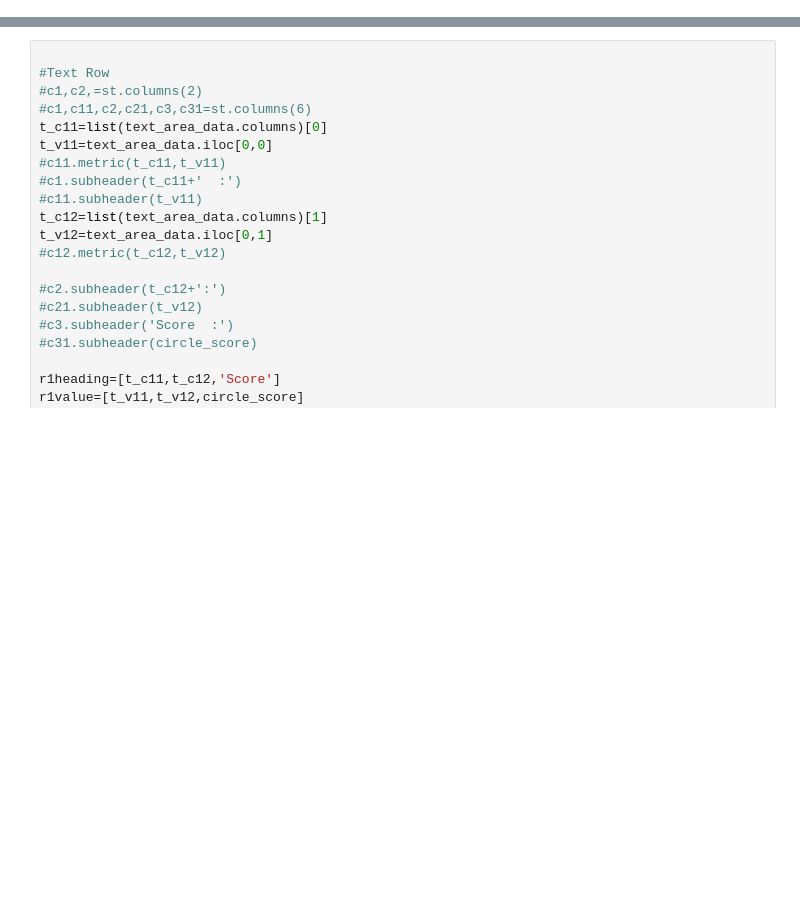
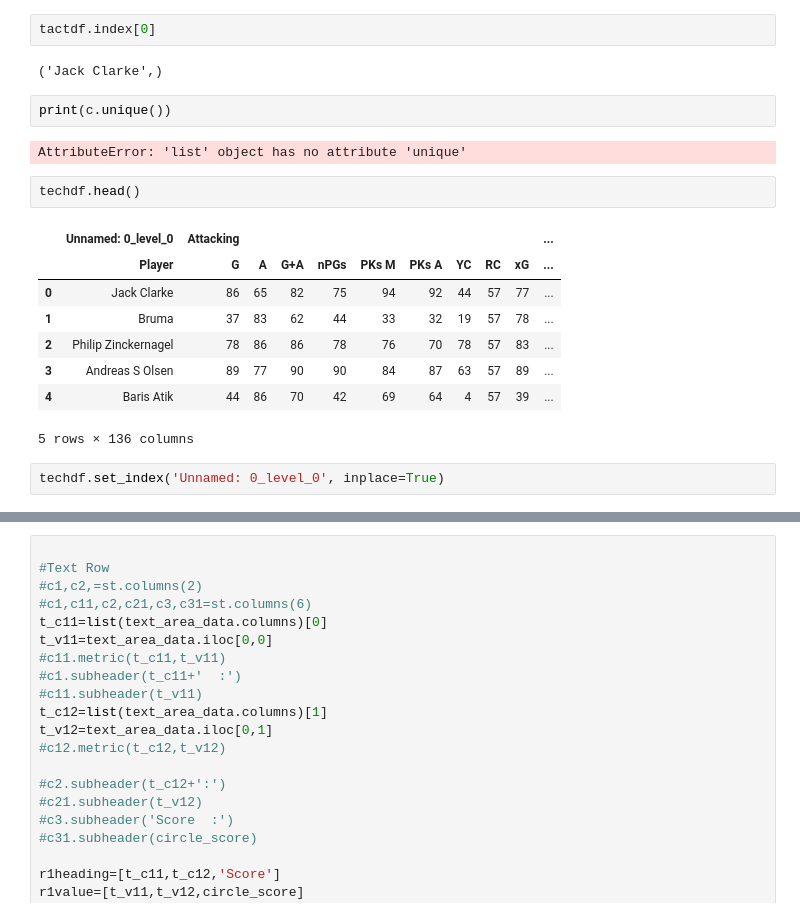
Before and after one commit to Senthilabi/Pandas_practice, a Jupyter notebook: Untitled1.ipynb, the cells around one changed output, grey strips where cells are left out. Drawn from its saved outputs; the diff is of its cells as text; blank space fills up the shorter version.

```diff
--- a/Untitled1.ipynb
+++ b/Untitled1.ipynb
@@ -0,0 +23,21 @@
+# %%
+tactdf.index[0]
+# %% [output]
+('Jack Clarke',)
+# %%
+print(c.unique())
+# %% [output]
+AttributeError: 'list' object has no attribute 'unique'
+# %%
+techdf.head()
+# %% [output]
+|  | Unnamed: 0_level_0 | Attacking |  |  |  |  |  |  |  |  | ... |
+|  | Player | G | A | G+A | nPGs | PKs M | PKs A | YC | RC | xG | ... |
+| 0 | Jack Clarke | 86 | 65 | 82 | 75 | 94 | 92 | 44 | 57 | 77 | ... |
+| 1 | Bruma | 37 | 83 | 62 | 44 | 33 | 32 | 19 | 57 | 78 | ... |
+| 2 | Philip Zinckernagel | 78 | 86 | 86 | 78 | 76 | 70 | 78 | 57 | 83 | ... |
+| 3 | Andreas S Olsen | 89 | 77 | 90 | 90 | 84 | 87 | 63 | 57 | 89 | ... |
+| 4 | Baris Atik | 44 | 86 | 70 | 42 | 69 | 64 | 4 | 57 | 39 | ... |
+5 rows × 136 columns
+# %%
+techdf.set_index('Unnamed: 0_level_0', inplace=True)
```
Also changed, not shown: parts of 16 cells of this notebook, 3 other files.
